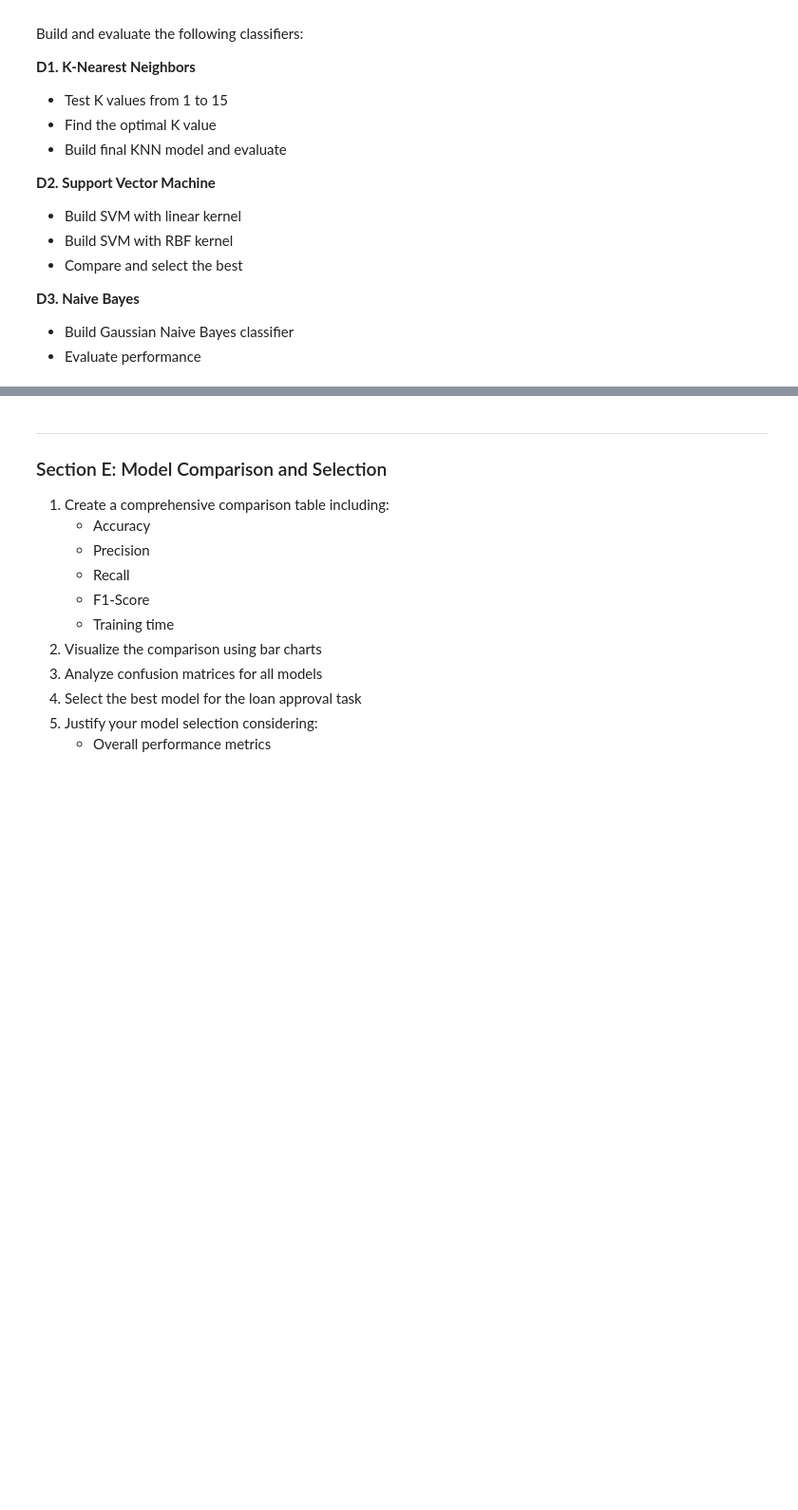
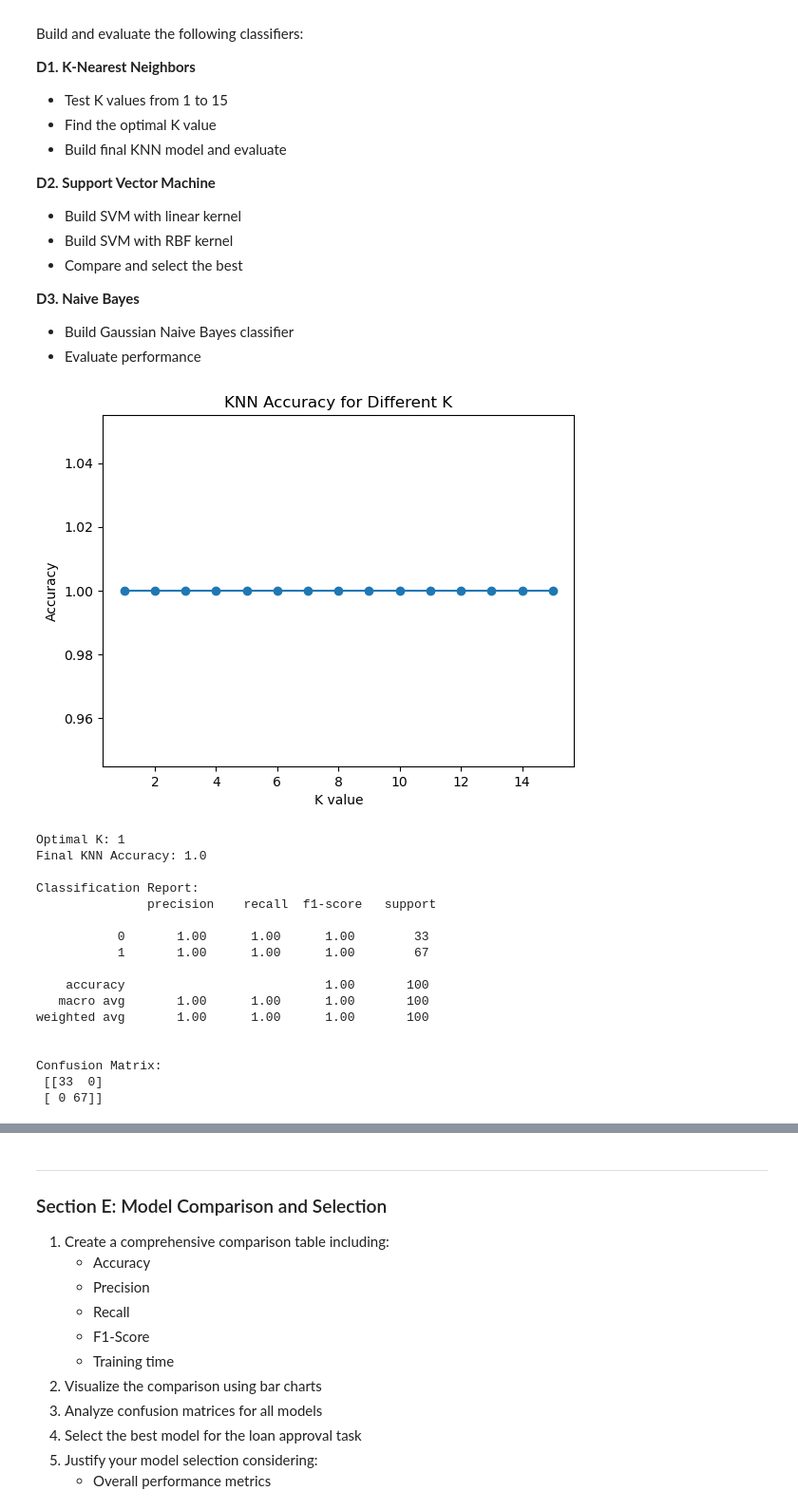
Before and after one commit to Blessing-Ekeh/dataraflow-week17-Classification-models, a Jupyter notebook: Take Home.ipynb, the cells around one changed output, grey strips where cells are left out. Shown at 95% size. Cells and saved outputs as stored; diff of their text form; code cells hidden in the pictures; blank space fills up the shorter version.

Commit message:
Complete Assessment Solved

```diff
--- a/Take Home.ipynb
+++ b/Take Home.ipynb
@@ -1697,6 +1736,25 @@ The EDA confirms that loan approval decisions are driven primarily by **creditwo
 # %%
 # Create feature matrix and target vector
+X = assessment_data.drop(columns=["Application_ID","Loan_Approved"])
+Y = assessment_data["Loan_Approved"]
 # %%
 # Split data into training and test sets
+X_train, X_test, Y_train, Y_test = train_test_split(
+    X, Y, test_size=0.2, random_state=42, stratify=Y)
 # %%
 # Apply feature scaling
+# Column transformer: one-hot for multi-category, scale numerical
+preprocessor = ColumnTransformer( transformers=[ ("multi_cat", OneHotEncoder(drop="first"), multi_cat_features),
+                                                ("num", StandardScaler(), numerical_features) ],
+                                                remainder="passthrough" # keep binary-encoded columns as they are
+                                                )
+# %%
+# Build preprocessing pipeline
+pipeline = Pipeline(steps=[("preprocessor", preprocessor)])
+
+# Fit and transform training data
+X_train_processed = pipeline.fit_transform(X_train)
+X_test_processed = pipeline.transform(X_test)
+
+print("Training set shape:", X_train_processed.shape)
+print("Test set shape:", X_test_processed.shape)
@@ -1722,4 +1783,53 @@ Build and evaluate the following classifiers:
 - Evaluate performance
 # %%
 # Section D1: K-Nearest Neighbors
-# Test different K values
+#We test different values of K (from 1 to 15) to find the optimal number of neighbors.
+
+# Test K values
+k_values = range(1,16)
+scores = []
+
+for k in k_values:
+    knn = KNeighborsClassifier(n_neighbors=k)
+    knn.fit(X_train_processed, Y_train)
+    knn_Y_pred = knn.predict(X_test_processed)
+    scores.append(accuracy_score(Y_test, knn_Y_pred))
+
+# Plot accuracy vs K
+plt.plot(k_values, scores, marker="o")
+plt.xlabel("K value")
+plt.ylabel("Accuracy")
+plt.title("KNN Accuracy for Different K")
+plt.show()
+
+# Optimal K
+optimal_k = k_values[scores.index(max(scores))]
+print("Optimal K:", optimal_k)
+
+# Final KNN model
+knn_final = KNeighborsClassifier(n_neighbors=optimal_k)
+knn_final.fit(X_train_processed, Y_train)
+Y_pred_knn = knn_final.predict(X_test_processed)
+acc_knn = accuracy_score(Y_test, Y_pred_knn)
+print("Final KNN Accuracy:", acc_knn)
+print("\nClassification Report:\n", classification_report(Y_test, Y_pred_knn))
+print("\nConfusion Matrix:\n", confusion_matrix(Y_test, Y_pred_knn))
+# %% [output]
+[figure, added]
+Optimal K: 1
+Final KNN Accuracy: 1.0
+
+Classification Report:
+               precision    recall  f1-score   support
+
+           0       1.00      1.00      1.00        33
+           1       1.00      1.00      1.00        67
+
+    accuracy                           1.00       100
+   macro avg       1.00      1.00      1.00       100
+weighted avg       1.00      1.00      1.00       100
+
+
+Confusion Matrix:
+ [[33  0]
+ [ 0 67]]
```
Also changed, not shown: parts of 19 cells of this notebook.
